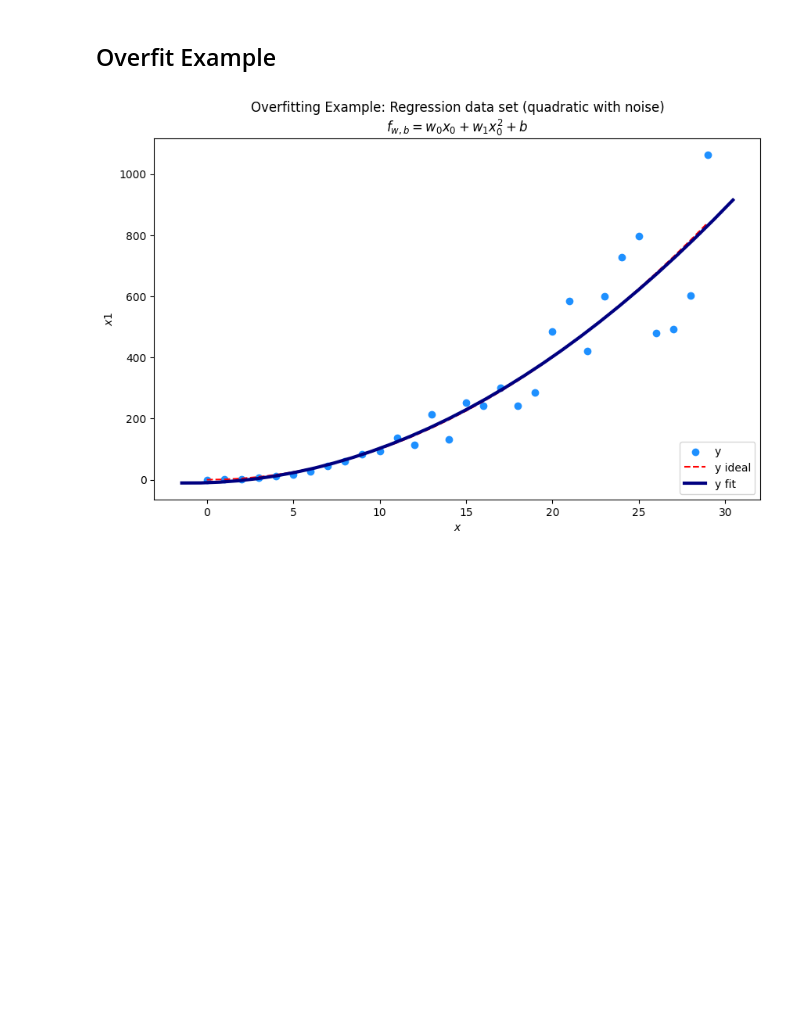
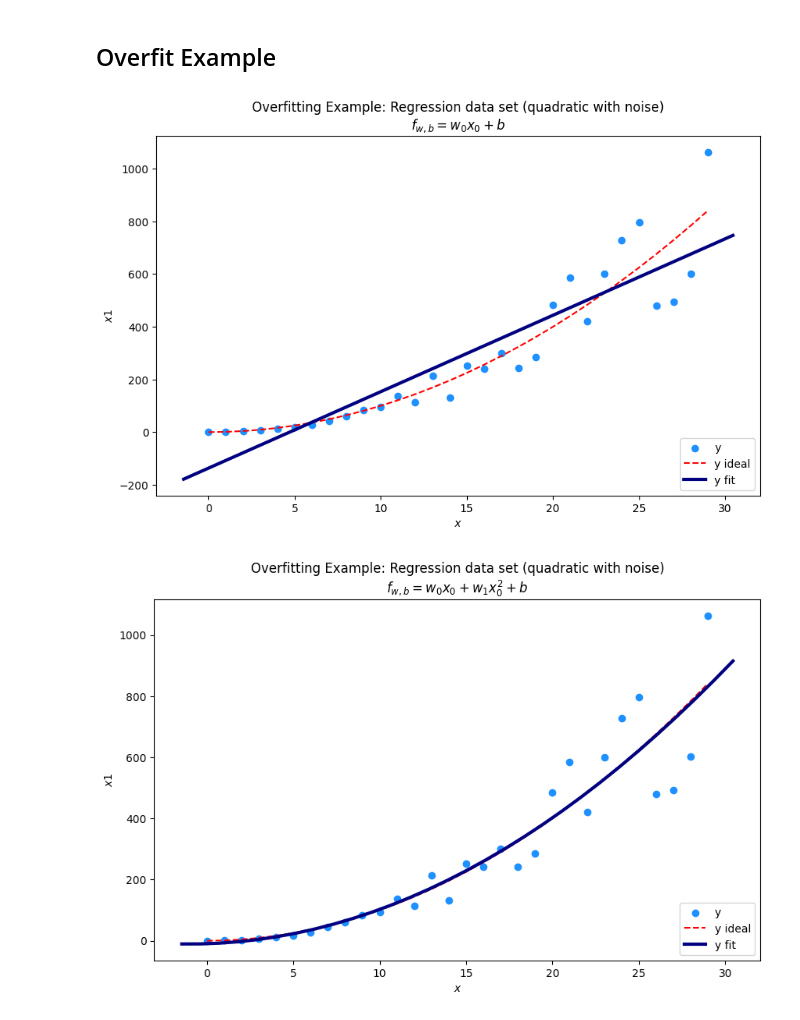
Before and after one commit to PaulToronto/Stanford-Andrew-Ng-Machine-Learning-Specialization, a Jupyter notebook: 1_3_4_1_Lab_Overfitting.ipynb, the cells around one changed output. Saved outputs shown, nothing was run; the diff lists cells and outputs as text; code cells hidden in the pictures; blank space fills up the shorter version.

```diff
--- a/1_3_4_1_Lab_Overfitting.ipynb
+++ b/1_3_4_1_Lab_Overfitting.ipynb
@@ -57,0 +92,3 @@ def zscore_normalize_features(X):
+# %%
+def predict_logistic(X, w, b):
+    return sigmoid(X @ w + b)
@@ -67,7 +137,7 @@ def overfit_example(logistic=False, lmbda=0, degree=1):
         np.random.seed(2)
         X_train = 2 * (np.random.rand(50, 2) - [0.5, 0.5])
         y_train = X_train[:, 1] + 0.5 > X_train[:, 0]**2 + 0.5 * np.random.rand(m)
-        train = y_train + 0 # convert from boolean to integer
+        y_train = y_train + 0 # convert from boolean to integer
         x_ideal = np.sort(X_train[:, 0])
         y_ideal = x_ideal**2
 
@@ -77,7 +147,28 @@ def overfit_example(logistic=False, lmbda=0, degree=1):
         plt.scatter(X_train[neg, 0], X_train[neg, 1], marker='o', color='dodgerblue', label='y=0')
         plt.plot(x_ideal, y_ideal, '--', color='red', label='y ideal')
 
-        plt.title('Overfitting Example: Categorical data set (with noise)')
+        # create and fit the model
+        X_mapped, f_wb_string = map_feature(X_train[:, 0], X_train[:, 1], degree)
+        X_mapped_scaled, X_mu, X_sigma = zscore_normalize_features(X_mapped)
+        logistic_model = LogisticRegression(penalty=None, max_iter=10_000)
+        logistic_model.fit(X_mapped_scaled, y_train)
+        w_coef = logistic_model.coef_.reshape(-1, )
+        b_intercept = logistic_model.intercept_
+
+        plot_decision_boundary(ax,
+                               [-1,1],
+                               [-1,1],
+                               predict_logistic,
+                               w_coef,
+                               b_intercept,
+                               scaler=True,
+                               mu=X_mu,
+                               sigma=X_sigma,
+                               degree=degree)
+
+        title = 'Overfitting Example: Categorical data set (with noise)'
+        title += '\n$f_{w,b} = sigmoid(' + f_wb_string + ')$'
+        plt.title(title)
         plt.xlabel('$x_0$')
         plt.ylabel('$x_1$')
     else:
@@ -116,7 +207,9 @@ def overfit_example(logistic=False, lmbda=0, degree=1):
 
     plt.legend(loc='lower right')
     plt.show()
-
-overfit_example(logistic=False, degree=2)
-# %% [output]
-[figure, removed]
+# %%
+for d in range(1, 7):
+    overfit_example(logistic=False, degree=d)
+# %% [output]
+[figure, added]
+[figure, added]
```
Also changed, not shown: parts of 5 cells of this notebook.
